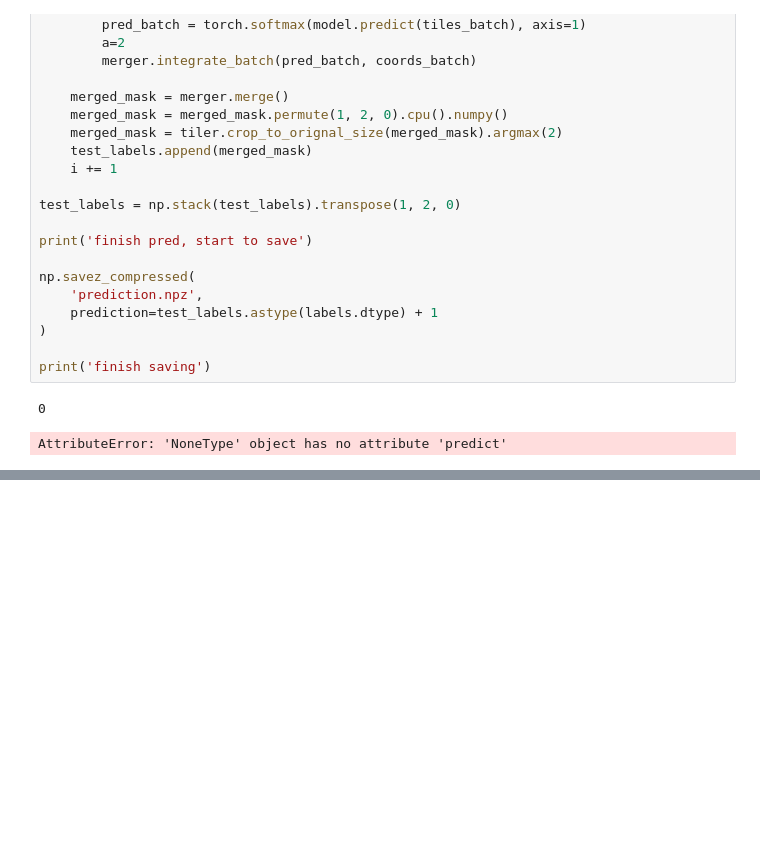
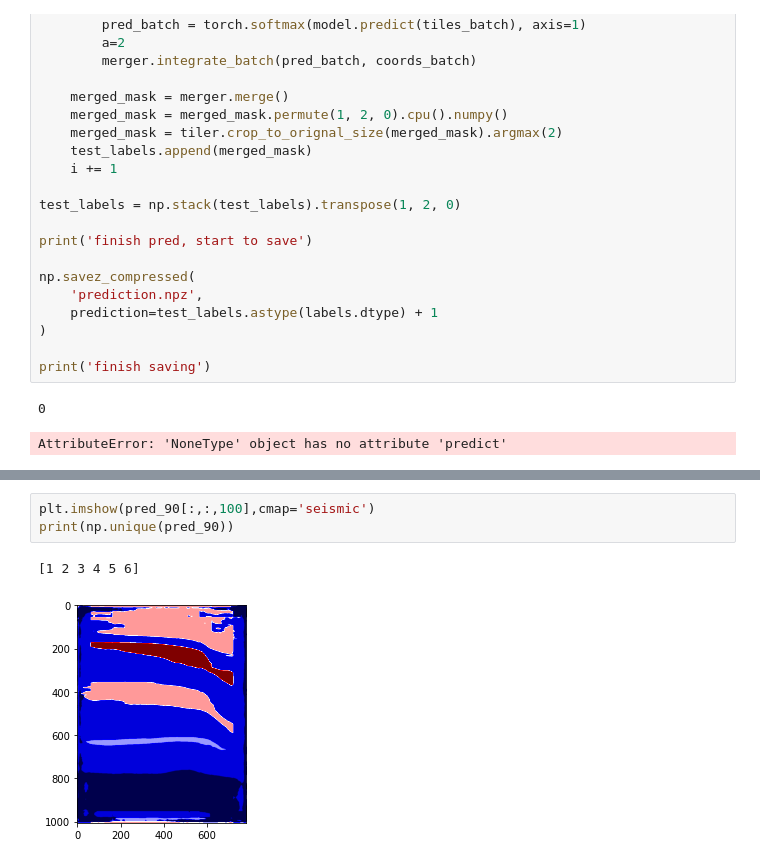
Before and after one commit to armercier/seismic-Facies-Identification, a Jupyter notebook: playground.ipynb, the cells around one changed output, grey strips where cells are left out. Drawn from its saved outputs; the diff is of its cells as text; blank space fills up the shorter version.

```diff
--- a/playground.ipynb
+++ b/playground.ipynb
@@ -249,0 +308,6 @@ AttributeError: 'NoneType' object has no attribute 'predict'
+# %%
+plt.imshow(pred_90[:,:,100],cmap='seismic')
+print(np.unique(pred_90))
+# %% [output]
+[1 2 3 4 5 6]
+[figure, added]
```
Also changed, not shown: parts of 5 cells of this notebook, 1 other file.
